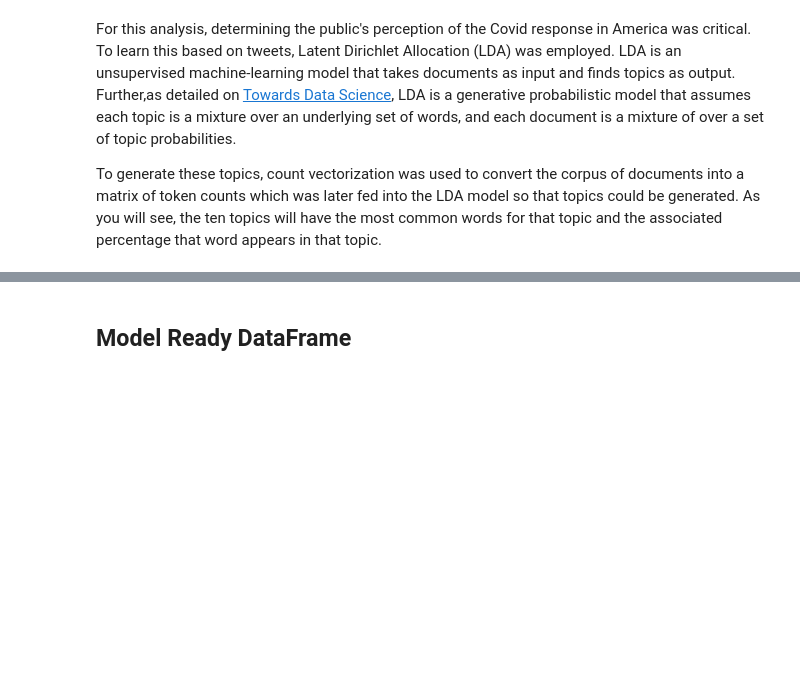
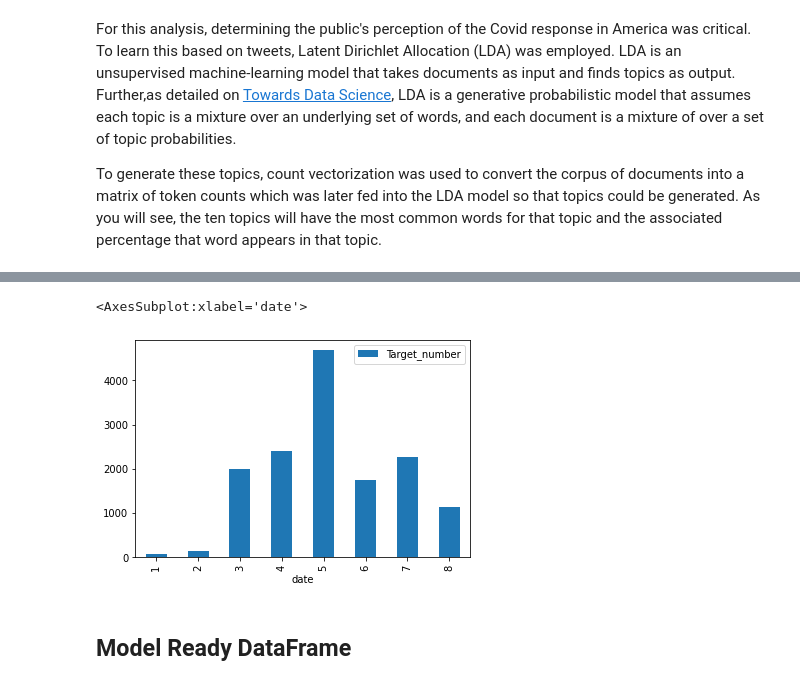
Before and after one commit to jdsmithwes/Capstone-Project, a Jupyter notebook: Dataset_creation_notebook.ipynb, the cells around one changed output, grey strips where cells are left out. Drawn from its saved outputs; the diff is of its cells as text; code cells hidden in the pictures; blank space fills up the shorter version.

```diff
--- a/Dataset_creation_notebook.ipynb
+++ b/Dataset_creation_notebook.ipynb
@@ -261,5 +302,10 @@ sns.countplot(data=Master_Tweet_dataset,x='Target')
+# %%
+Master_Tweet_dataset["Target_number"] = np.where(Master_Tweet_dataset["Target"].str.contains("Pol"), 1, 0)
 # %%
-Master_Tweet_dataset[['date','Target']].groupby(Master_tweet_df['date'].dt.month).sum().plot(kind='bar')
+Master_Tweet_dataset[['date','Target_number']].groupby(Master_Tweet_dataset['date'].dt.month).sum().plot(kind='bar')
+# %% [output]
+<AxesSubplot:xlabel='date'>
+[figure, added]
 # %%
 #Saving DF for use in other notebooks
 pickle.dump(Master_Tweet_dataset,open('pickles/Master_Tweet_datasetfull.pickle','wb'))
```
Also changed, not shown: parts of 6 cells of this notebook, 1 other file.
